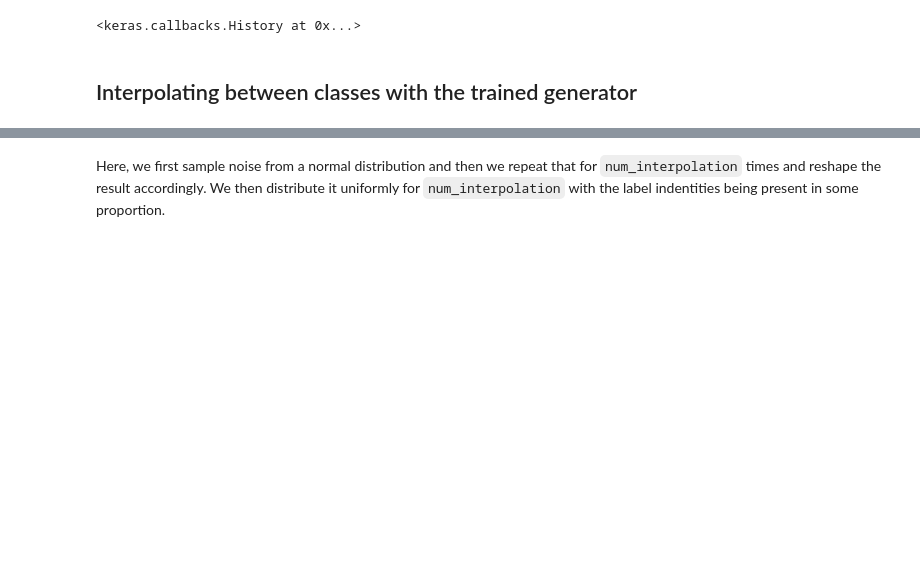
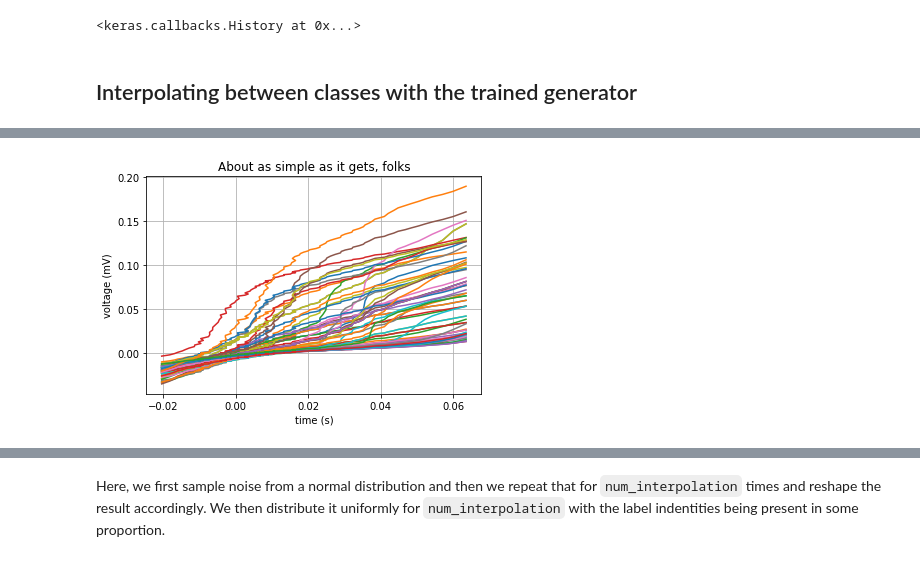
Before and after one commit to seismosmsr/machine_learning, a Jupyter notebook: conditional_gan.ipynb, the cells around one changed output, grey strips where cells are left out. Saved outputs shown, nothing was run; the diff lists cells and outputs as text; code cells hidden in the pictures; blank space fills up the shorter version.

```diff
--- a/conditional_gan.ipynb
+++ b/conditional_gan.ipynb
@@ -430,0 +413,28 @@ print(generated_waveform[1])
+# %%
+from keras import Input
+from keras.layers import Conv1D
+from keras.layers import MaxPooling1D
+from keras.layers import LSTM
+from keras.layers import Dense
+from keras.layers import Reshape
+from keras.layers import Dropout
+
+from keras import Model
+input_layer = Input(shape=(512))
+dense1 = Dense(1024, activation='relu')(input_layer)
+dense2 = Dense(1024, activation='relu')(dense1)
+dropout1 =  Dropout(.2)(dense2)
+resh1 = Reshape(target_shape=(1,16,64))(dropout1)
+conv1 = Conv1D(filters=32,
+               kernel_size=16,
+               strides=1,
+               activation='relu')(resh1)
+resh1 = Reshape(target_shape=(32,1))(conv1)
+pool1 = MaxPooling1D(pool_size=2)(resh1)
+lstm1 = LSTM(32)(pool1)
+output_layer = Dense(101, activation='linear')(lstm1)
+model = Model(inputs=input_layer, outputs=output_layer)
+optimizer = keras.optimizers.Adam(lr=0.000001)
+model.compile(loss="MeanSquaredError", optimizer=optimizer)
+# %%
+model.fit(dataset_train,validation_data =dataset_test , epochs=50)
@@ -430,0 +466,19 @@ print(generated_waveform[1])
+# %%
+p_test = model.predict(y_test)
+# %%
+import matplotlib.pyplot as plt
+import numpy as np
+
+fig, ax = plt.subplots()
+m = 21
+for i in range(64):
+  ax.plot(p_test[i]*255, x_test[i]*255,label=i)
+
+ax.set(xlabel='time (s)', ylabel='voltage (mV)',
+       title='About as simple as it gets, folks')
+ax.grid()
+
+# fig.savefig("test.png")
+plt.show()
+# %% [output]
+[figure, added]
```
Also changed, not shown: parts of 10 cells of this notebook.
